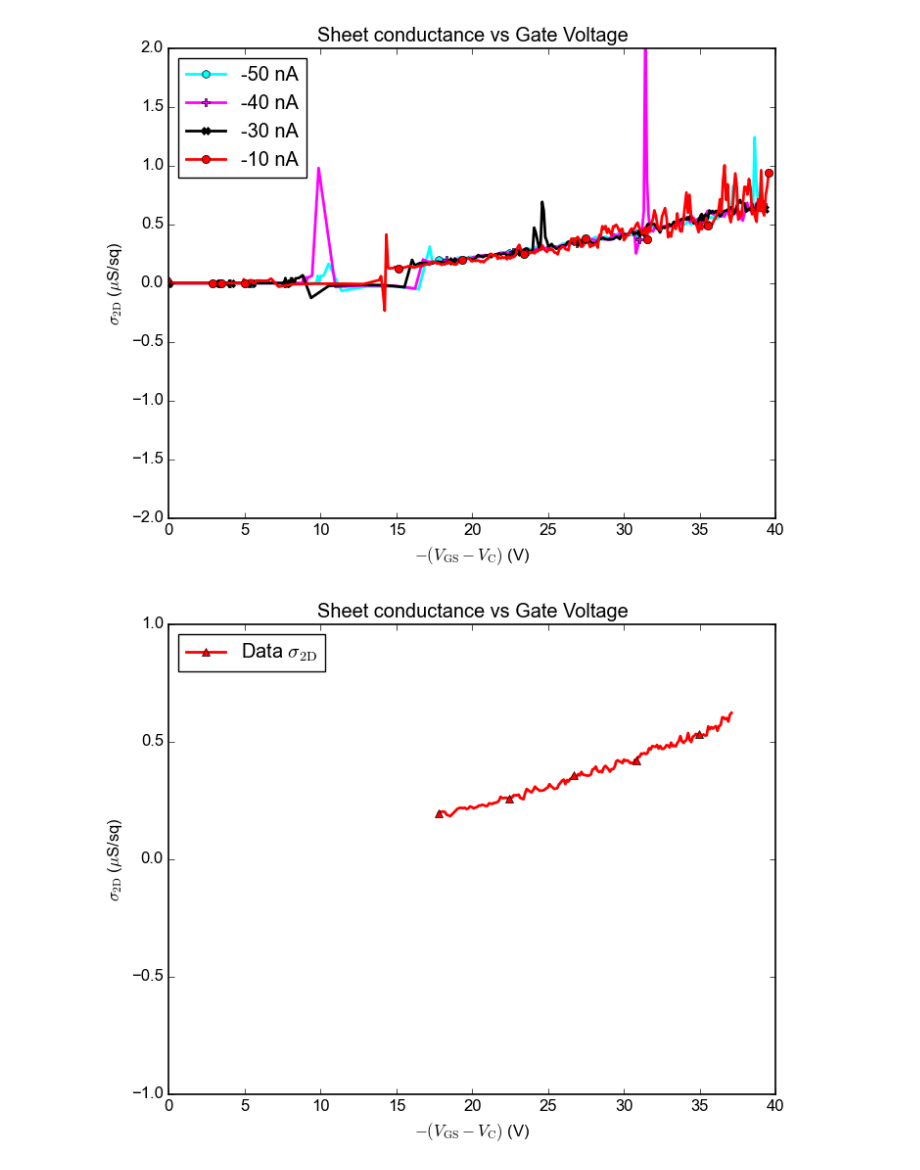
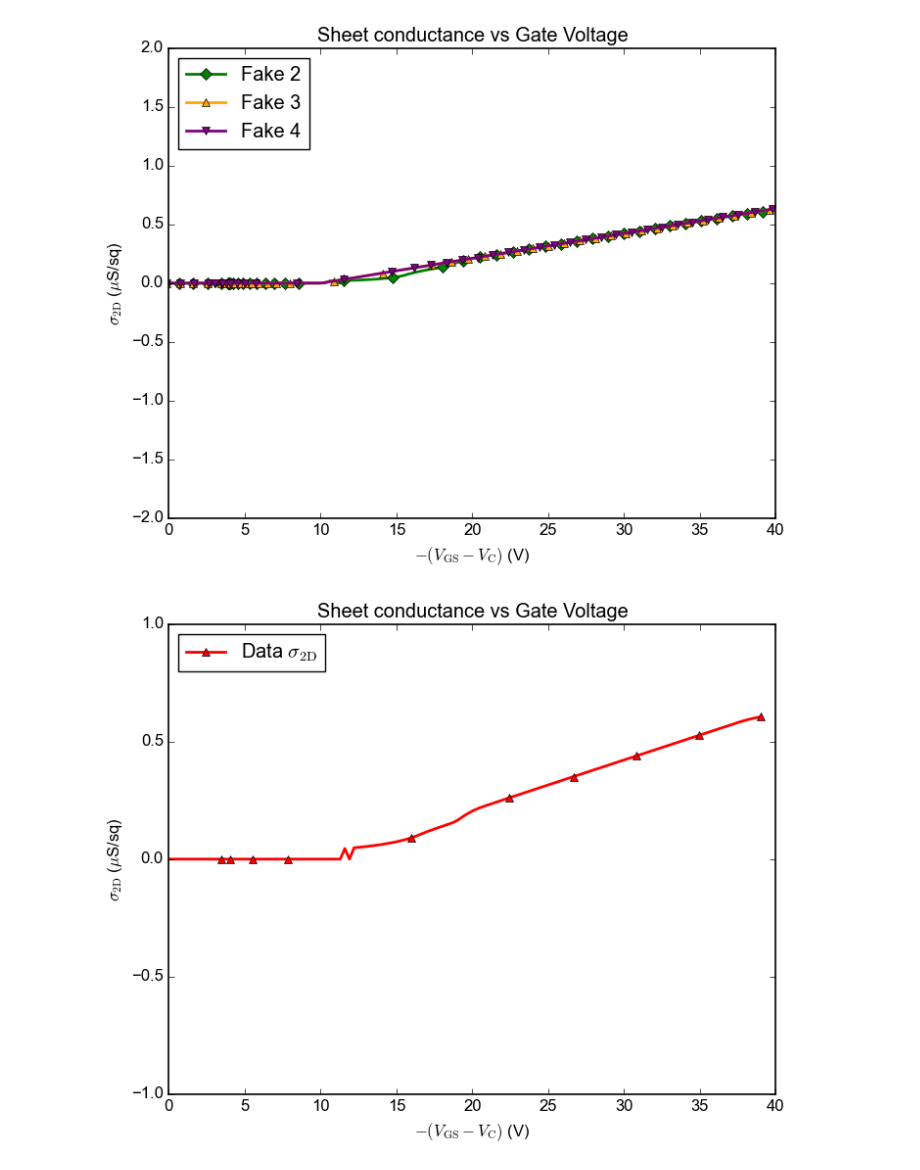
Before and after one commit to phamtrungkien8904/BachelorThesis, a Jupyter notebook: PS-cook/mobility.ipynb, the cells around one changed output. Cells and saved outputs as stored; diff of their text form; code cells hidden in the pictures.

```diff
--- a/PS-cook/mobility.ipynb
+++ b/PS-cook/mobility.ipynb
@@ -17,38 +17,47 @@ plt.rcParams['figure.dpi'] = 100
 # %%
 
 data1 = np.loadtxt("./Data-Mobility/20262304005.dat")
 data2 = np.loadtxt("./Data-Mobility/20262304006.dat")
 data3 = np.loadtxt("./Data-Mobility/20262304007.dat")
 data4 = np.loadtxt("./Data-Mobility/20262304008.dat")
+data_fake_1 = np.loadtxt("./Data-Mobility/20262304005_smooth_fake.dat")
+data_fake_2 = np.loadtxt("./Data-Mobility/20262304006_smooth_fake.dat")
+data_fake_3 = np.loadtxt("./Data-Mobility/20262304007_smooth_fake.dat")
+data_fake_4 = np.loadtxt("./Data-Mobility/20262304008_smooth_fake.dat")
+
 datasets_IDS_VDS = [
-    ("-50 nA", data1, 'cyan', 'h'),
-    ("-40 nA", data2, 'magenta', 'P'),
-    ("-30 nA", data3, 'black', 'X'),
-    ("-10 nA", data4, 'red', 'o'),
+    # ("-50 nA", data1, 'cyan', 'h'),
+    # ("-40 nA", data2, 'magenta', 'P'),
+    # ("-30 nA", data3, 'black', 'X'),
+    # ("-10 nA", data4, 'red', 'o'),
+    # ("Fake 1", data_fake_1, 'blue', 's'),
+    ("Fake 2", data_fake_2, 'green', 'D'),
+    ("Fake 3", data_fake_3, 'orange', '^'),
+    ("Fake 4", data_fake_4, 'purple', 'v'),
 ]
 for label, data, color, marker in datasets_IDS_VDS:
     V_GS = data[:, 0]
     I_DS = data[:, 2]
     V_DS = data[:, 3]
     V_C = 0.5*(data[:, 4] + data[:, 5])
     V_12 = data[:, 6]
     sigma = data[:, 7]
-    plt.plot(-(V_GS - V_C), sigma*1e6, lw=2, label=label, color=color, marker=marker, linestyle='-', markevery=40)
+    plt.plot(-(V_GS - V_C), sigma*1e6, lw=2, label=label, color=color, marker=marker, linestyle='-', markevery=10)
 
 
 
 
 plt.xlabel(r"$-(V_\text{GS} - V_\text{C})$ (V)")
 plt.ylabel(r"$\sigma_\text{2D}$ ($\mu$S/sq)")
 plt.xlim(0, 40)
 plt.ylim(-2, 2)
 plt.legend(frameon=True, loc='upper left', numpoints=1)
 plt.title("Sheet conductance vs Gate Voltage")
 plt.show()
 # %% [output]
-[figure, old version]
+[figure, new version]
 # %%
-data = np.loadtxt("./Data-Mobility/data-50nA-analyse.dat")
+data = np.loadtxt("./Data-Mobility/20262304005_smooth_fake.dat")
 
 V_GS = data[:, 0]
 I_DS = data[:, 2]
@@ -69,7 +78,7 @@ plt.legend(frameon=True, loc='upper left', numpoints=1)
 plt.title("Sheet conductance vs Gate Voltage")
 plt.show()
 # %% [output]
-[figure, old version]
+[figure, new version]
 # %%
 C =	2.6e-9	# F
 A = 45e-6	# m^2
```
Also changed, not shown: parts of 2 cells of this notebook, 5 other files.
